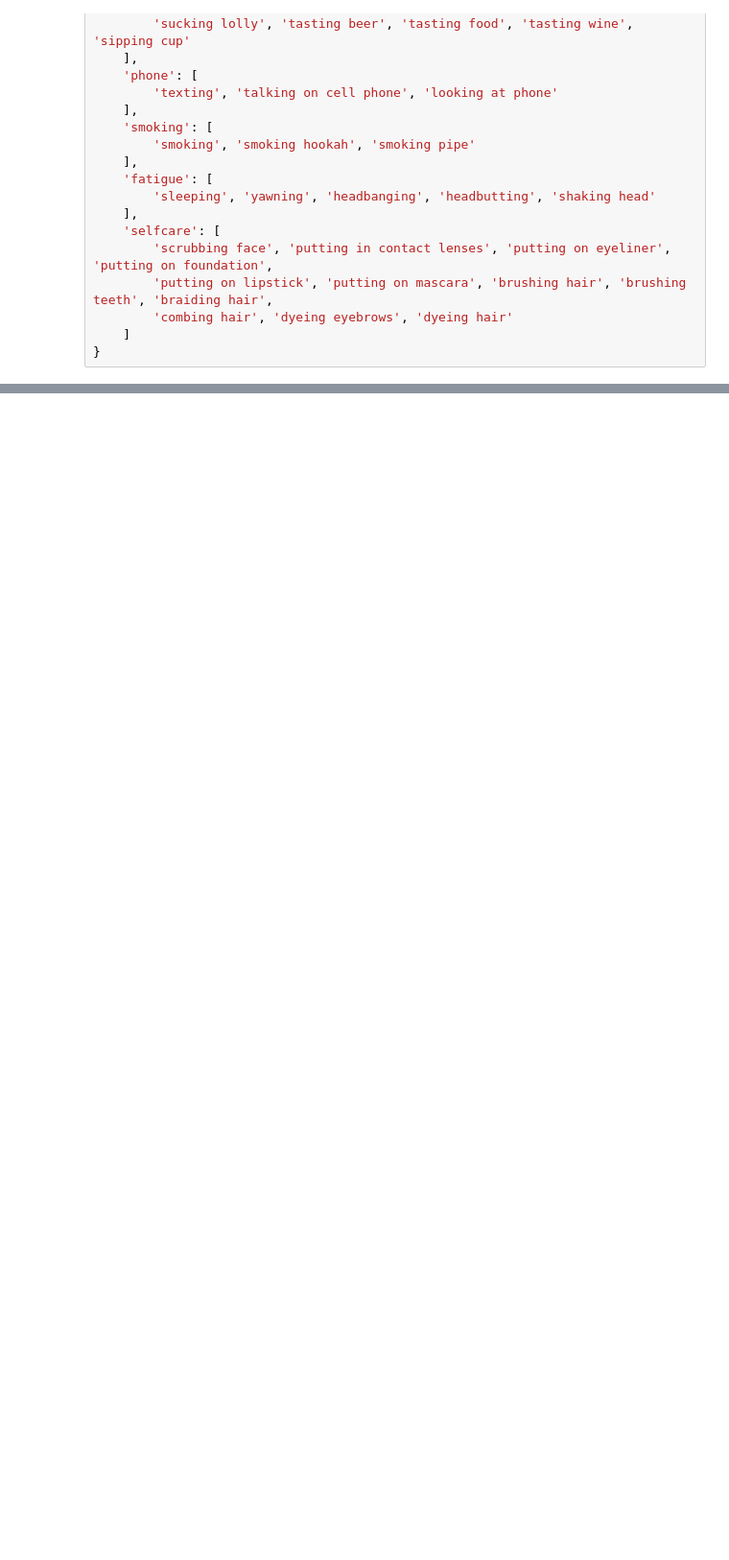
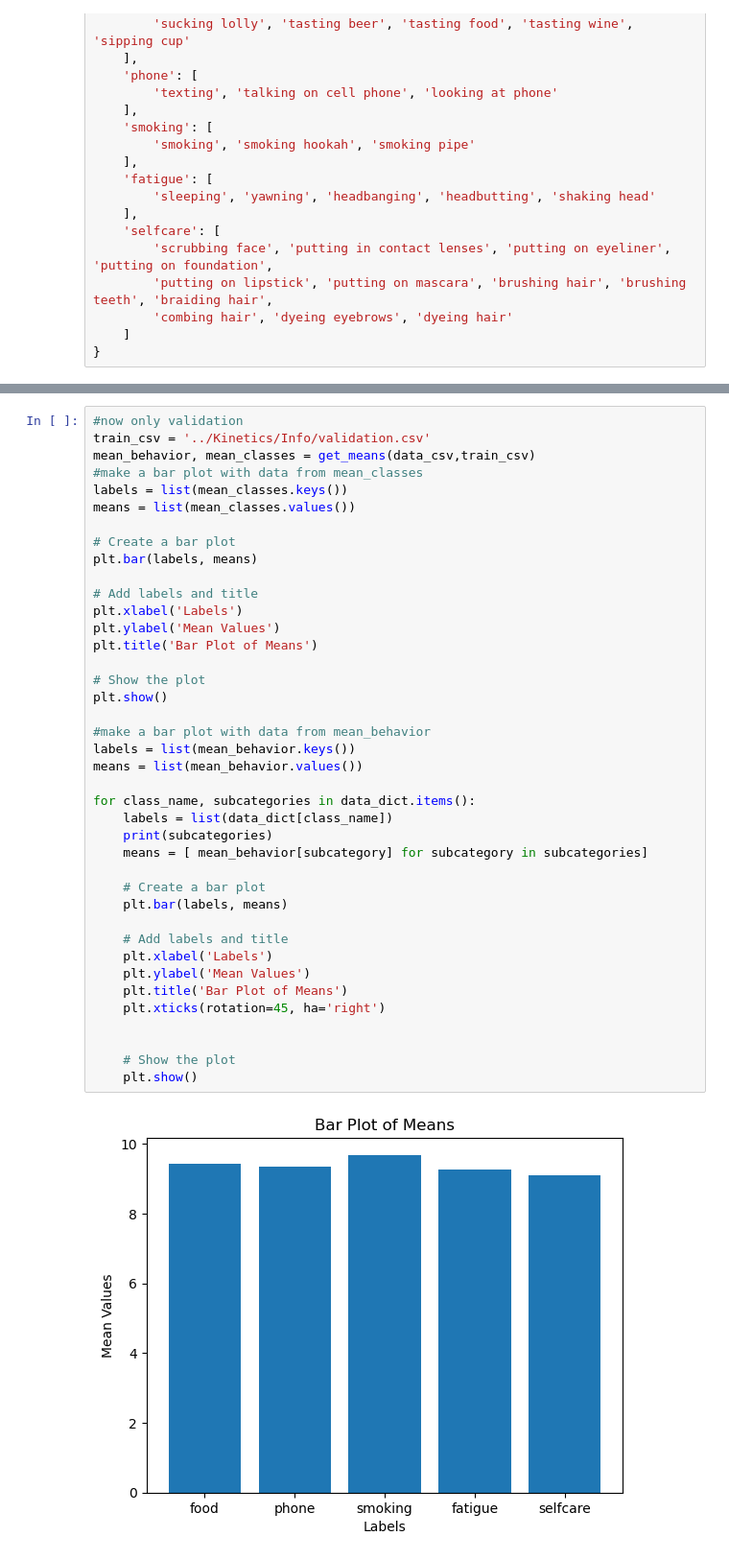
Before and after one commit to LoreCase073/data_incdec_framework, a Jupyter notebook: data_statistics.ipynb, the cells around one changed output, grey strips where cells are left out. Shown at 96% size. Saved outputs shown, nothing was run; the diff lists cells and outputs as text; blank space fills up the shorter version.

```diff
--- a/data_statistics.ipynb
+++ b/data_statistics.ipynb
@@ -61,0 +175,42 @@ print(mean_classes)
+# %%
+#now only validation
+train_csv = '../Kinetics/Info/validation.csv'
+mean_behavior, mean_classes = get_means(data_csv,train_csv)
+#make a bar plot with data from mean_classes
+labels = list(mean_classes.keys())
+means = list(mean_classes.values())
+
+# Create a bar plot
+plt.bar(labels, means)
+
+# Add labels and title
+plt.xlabel('Labels')
+plt.ylabel('Mean Values')
+plt.title('Bar Plot of Means')
+
+# Show the plot
+plt.show()
+
+#make a bar plot with data from mean_behavior
+labels = list(mean_behavior.keys())
+means = list(mean_behavior.values())
+
+for class_name, subcategories in data_dict.items():
+    labels = list(data_dict[class_name])
+    print(subcategories)
+    means = [ mean_behavior[subcategory] for subcategory in subcategories]
+
+    # Create a bar plot
+    plt.bar(labels, means)
+
+    # Add labels and title
+    plt.xlabel('Labels')
+    plt.ylabel('Mean Values')
+    plt.title('Bar Plot of Means')
+    plt.xticks(rotation=45, ha='right')
+
+
+    # Show the plot
+    plt.show()
+# %% [output]
+[figure, added]
```
Also changed, not shown: parts of 8 cells of this notebook.
